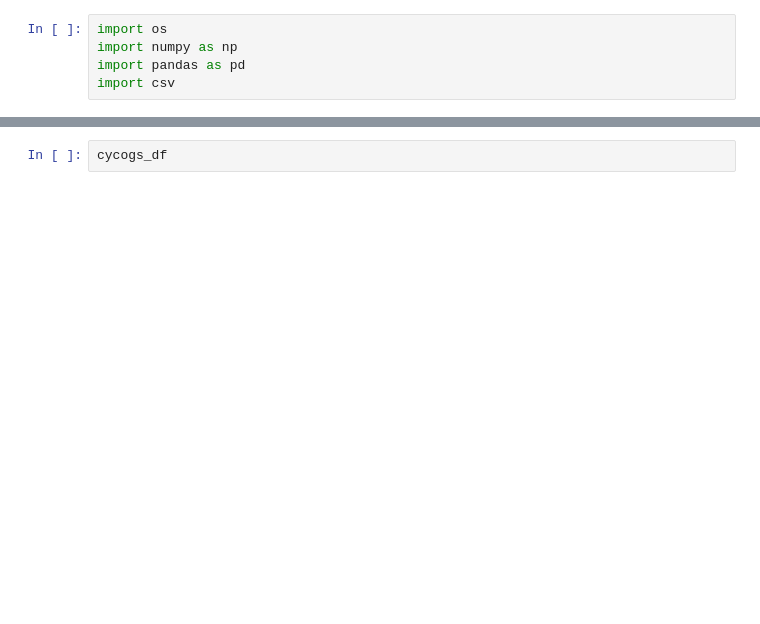
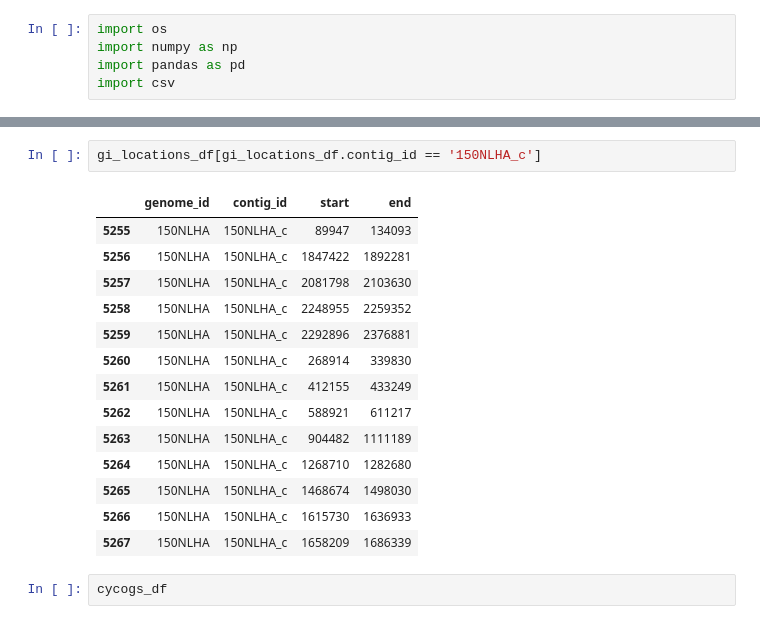
Before and after one commit to Jonahv11/cyano-serralysins, a Jupyter notebook: island-analysis/cycog_neighbors.ipynb, the cells around one changed output, grey strips where cells are left out. Saved outputs shown, nothing was run; the diff lists cells and outputs as text; blank space fills up the shorter version.

```diff
--- a/island-analysis/cycog_neighbors.ipynb
+++ b/island-analysis/cycog_neighbors.ipynb
@@ -13,3 +125,20 @@ cycogs_df = pd.read_csv(datapath3)
+# %%
+gi_locations_df[gi_locations_df.contig_id == '150NLHA_c']
+# %% [output]
+|  | genome_id | contig_id | start | end |
+| 5255 | 150NLHA | 150NLHA_c | 89947 | 134093 |
+| 5256 | 150NLHA | 150NLHA_c | 1847422 | 1892281 |
+| 5257 | 150NLHA | 150NLHA_c | 2081798 | 2103630 |
+| 5258 | 150NLHA | 150NLHA_c | 2248955 | 2259352 |
+| 5259 | 150NLHA | 150NLHA_c | 2292896 | 2376881 |
+| 5260 | 150NLHA | 150NLHA_c | 268914 | 339830 |
+| 5261 | 150NLHA | 150NLHA_c | 412155 | 433249 |
+| 5262 | 150NLHA | 150NLHA_c | 588921 | 611217 |
+| 5263 | 150NLHA | 150NLHA_c | 904482 | 1111189 |
+| 5264 | 150NLHA | 150NLHA_c | 1268710 | 1282680 |
+| 5265 | 150NLHA | 150NLHA_c | 1468674 | 1498030 |
+| 5266 | 150NLHA | 150NLHA_c | 1615730 | 1636933 |
+| 5267 | 150NLHA | 150NLHA_c | 1658209 | 1686339 |
 # %%
 cycogs_df
 # %% [output]
```
Also changed, not shown: parts of 6 cells of this notebook.
